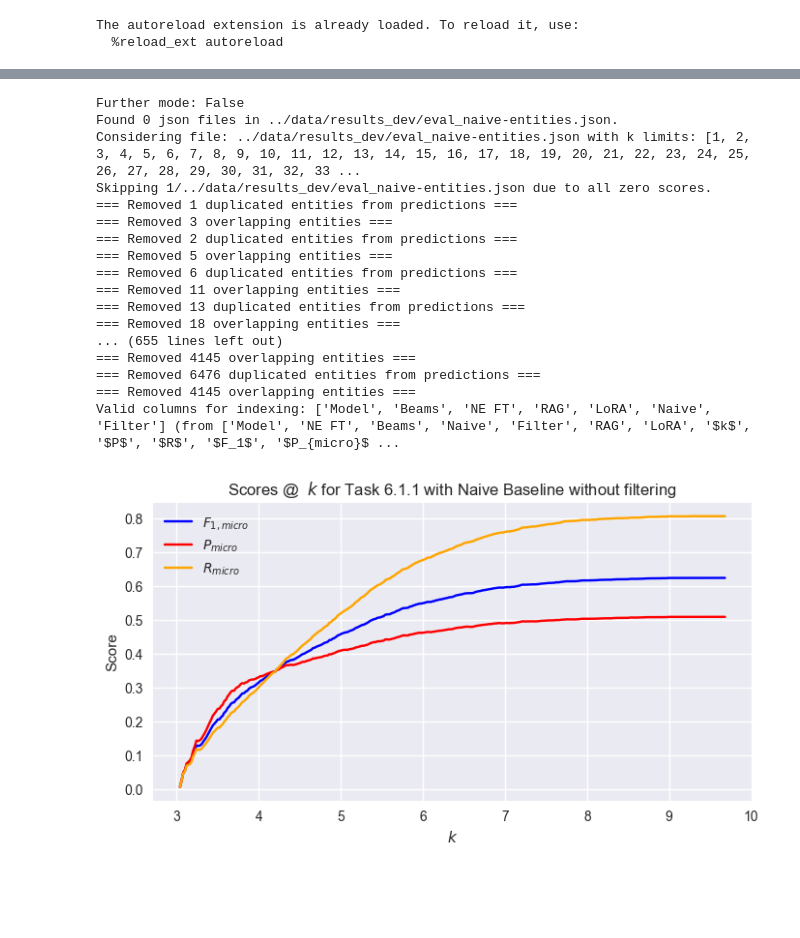
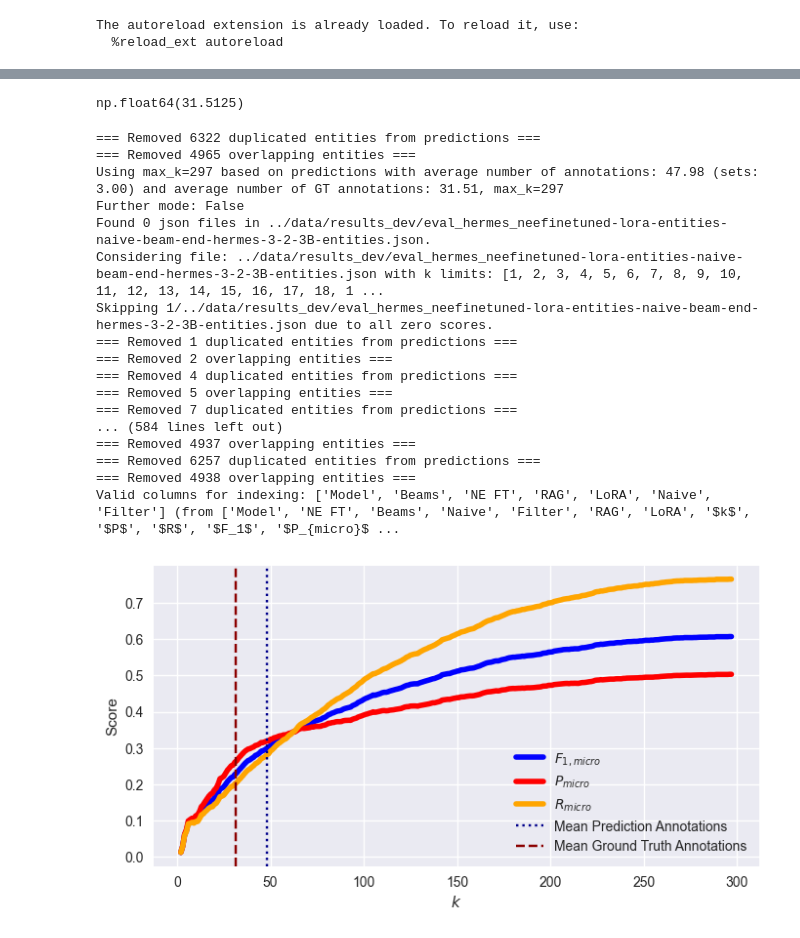
Before and after one commit to Dakantz/CHASTE, a Jupyter notebook: submission/evaluation.ipynb, the cells around one changed output, grey strips where cells are left out. Cells and saved outputs as stored; diff of their text form; code cells hidden in the pictures; blank space fills up the shorter version.

Commit message:
Eval printings

```diff
--- a/submission/evaluation.ipynb
+++ b/submission/evaluation.ipynb
@@ -30,10 +34,12 @@ report_dir = Path("report")
 # lbl_xtra = ":merge_dev"
 # report_dir = report_dir / "dev-tugw"
 # merge_caption = ", including the results of the merged approaches with Graphwise."
+# mode = "Merged Development"
 report_dir = report_dir / "dev"
 results_dir = "../data/results_dev"
 merge_caption = "."
 lbl_xtra = ":results_dev"
+mode = "Development"
 
 ground_truth_file = "../data/Annotations/Dev/json_format/dev.json"
 report_dir.mkdir(exist_ok=True, parents=True)
@@ -47,6 +53,9 @@ k_limits = [None]
 
 with open(ground_truth_file) as f:
     ground_truth = json.load(f)
+ground_truth_articles: dict[str, AnnotatedArticle] = {}
+for k, v in ground_truth.items():
+    ground_truth_articles[k] = AnnotatedArticle.model_validate(v)
 # %%
 from inference import AnnotationTypes
 from constrerl.utils import extract_flags_from_name
@@ -445,10 +454,14 @@ task_6_2_2_df
+# %%
+import numpy as np
+np.array([len(d.model_dump()["entities"]) for d in ground_truth_articles.values()]).mean()
+# %% [output]
+np.float64(31.5125)
 # %%
 import colorsys
 
 from constrerl.utils import EvalData
 
 import matplotlib.pyplot as plt
-import numpy as np
 import tikzplotlib
 import re
 
@@ -467,18 +480,31 @@ def tikzplotlib_fix_ncols(obj):
 
 
 def vary_over_k(
-    fn="eval_naive-entities.json",
+    fn="eval_hermes_neefinetuned-lora-entities-naive-beam-end-hermes-3-2-3B-entities.json",
     max_k: int | None = None,
     out_file="f1_at_k_ner.tex",
     score_method=eval_submission_NER,
     score_name="entities",
-    title="Scores @  $k$ for Task 6.1.1 with Naive Baseline without filtering",
+    title=" Varying $k$ for Task 6.1.1 with \n LoRA + NED finetune + Beam Search to End + Naive using Hermes 3B",
 ):
+
     annotated_articles: dict[str, EvalData] = {}
     with open(results_dir / fn, "r", encoding="utf-8") as file:
-        predictions: dict = json.load(file)
-        for k, v in predictions.items():
+        preds: dict = json.load(file)
+        if score_name == "entities":
+            remove_duplicated_entities(preds)
+            remove_overlapping_entities(preds)
+        elif score_name == "mention_level_relations":
+            remove_duplicated_mention_level_relations(preds)
+        else:
+            remove_duplicated_concept_level_relations(preds)
+
+        for k, v in preds.items():
             annotated_articles[k] = EvalData.model_validate(v)
+        annoted_ie_sets: dict[str, list] = preds
+    avg_num_annotations_sets = np.array([len(d) for d in annoted_ie_sets.values()]).mean()
+    avg_num_annotations = np.array([len(d.model_dump()[score_name]) for d in annotated_articles.values()]).mean()
+    avg_num_gt_annotations = np.array([len(d.model_dump()[score_name]) for d in ground_truth_articles.values()]).mean()
     if max_k is None:
         ks = []
         for id in annotated_articles.keys():
@@ -486,7 +512,8 @@ def vary_over_k(
             d_data = d.model_dump()
             k = len(d_data[score_name])
             ks.append(k)
-        max_k = max(ks)
+        max_k = max(ks)*3
+    print(f"Using max_k={max_k} based on predictions with average number of annotations: {avg_num_annotations:.2f} (sets: {avg_num_annotations_sets:.2f}) and average number of GT annotations: {avg_num_gt_annotations:.2f}, {max_k=}")
     k = list(range(1, max_k + 1))
 
     f_at_k = scoring_to_df(
@@ -505,50 +532,52 @@ def vary_over_k(
     fig = plt.figure(figsize=(8, 4))
     ax = fig.add_subplot(111)
     for i, s in enumerate(seriess):
-        ax.plot(k_s, f_at_k[s].to_numpy(), label=s, color=colors[i])
+        ax.plot(k_s, f_at_k[s].to_numpy(), label=s, color=colors[i], linewidth=4)
+    ax.axvline(avg_num_annotations, color="darkblue", linestyle=":", label="Mean Prediction Annotations")
+    ax.axvline(avg_num_gt_annotations, color="darkred", linestyle="--", label="Mean Ground Truth Annotations")
     ax.set_ylabel("Score")
     ax.set_xlabel("$k$")
-    ax.set_title(title)
+    # ax.set_title(title)
     ax.legend()
-    ax.set_xticklabels(k_s)
+    # ax.set_xticklabels(k_s)
     y_tick_div = 0.1 if max_score > 0.5 else 0.05
 
     ax.set_yticks(np.arange(0, max_score, y_tick_div))
     tikzplotlib_fix_ncols(fig)
     tikzplotlib.save(
         report_dir / out_file,
         figure=fig,
         axis_width="0.8\\linewidth",
         axis_height="0.4\\linewidth",
         # extra_axis_parameters={
         #     "legend style": r"legend pos=outer north east",
         #     "legend columns": 1,
         #     "legend cell align": "left",
         #     "legend to name": "loss_legend",
         #     "legend entries": ["loss"],
         # },
     )
 
 
 vary_over_k()
 # %% [output]
+=== Removed 6322 duplicated entities from predictions ===
+=== Removed 4965 overlapping entities ===
+Using max_k=297 based on predictions with average number of annotations: 47.98 (sets: 3.00) and average number of GT annotations: 31.51, max_k=297
 Further mode: False
-Found 0 json files in ../data/results_dev/eval_naive-entities.json.
-Considering file: ../data/results_dev/eval_naive-entities.json with k limits: [1, 2, 3, 4, 5, 6, 7, 8, 9, 10, 11, 12, 13, 14, 15, 16, 17, 18, 19, 20, 21, 22, 23, 24, 25, 26, 27, 28, 29, 30, 31, 32, 33 ...
-Skipping 1/../data/results_dev/eval_naive-entities.json due to all zero scores.
+Found 0 json files in ../data/results_dev/eval_hermes_neefinetuned-lora-entities-naive-beam-end-hermes-3-2-3B-entities.json.
+Considering file: ../data/results_dev/eval_hermes_neefinetuned-lora-entities-naive-beam-end-hermes-3-2-3B-entities.json with k limits: [1, 2, 3, 4, 5, 6, 7, 8, 9, 10, 11, 12, 13, 14, 15, 16, 17, 18, 1 ...
+Skipping 1/../data/results_dev/eval_hermes_neefinetuned-lora-entities-naive-beam-end-hermes-3-2-3B-entities.json due to all zero scores.
 === Removed 1 duplicated entities from predictions ===
-=== Removed 3 overlapping entities ===
-=== Removed 2 duplicated entities from predictions ===
+=== Removed 2 overlapping entities ===
+=== Removed 4 duplicated entities from predictions ===
 === Removed 5 overlapping entities ===
-=== Removed 6 duplicated entities from predictions ===
-=== Removed 11 overlapping entities ===
-=== Removed 13 duplicated entities from predictions ===
-=== Removed 18 overlapping entities ===
-... (655 lines left out)
-=== Removed 4145 overlapping entities ===
-=== Removed 6476 duplicated entities from predictions ===
-=== Removed 4145 overlapping entities ===
+=== Removed 7 duplicated entities from predictions ===
+... (584 lines left out)
+=== Removed 4937 overlapping entities ===
+=== Removed 6257 duplicated entities from predictions ===
+=== Removed 4938 overlapping entities ===
 Valid columns for indexing: ['Model', 'Beams', 'NE FT', 'RAG', 'LoRA', 'Naive', 'Filter'] (from ['Model', 'NE FT', 'Beams', 'Naive', 'Filter', 'RAG', 'LoRA', '$k$', '$P$', '$R$', '$F_1$', '$P_{micro}$ ...
-[figure, old version]
+[figure, new version]
 # %%
 vary_over_k(
```
Also changed, not shown: parts of 19 cells of this notebook, 4 other files.
